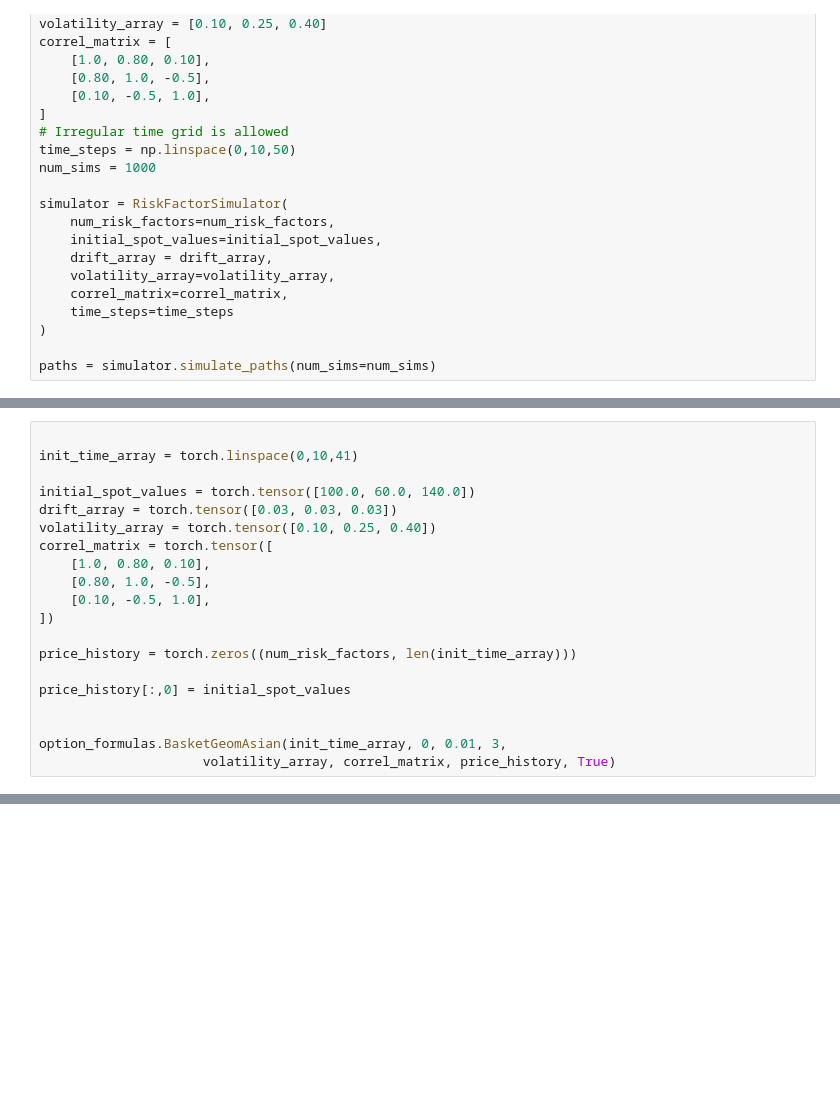
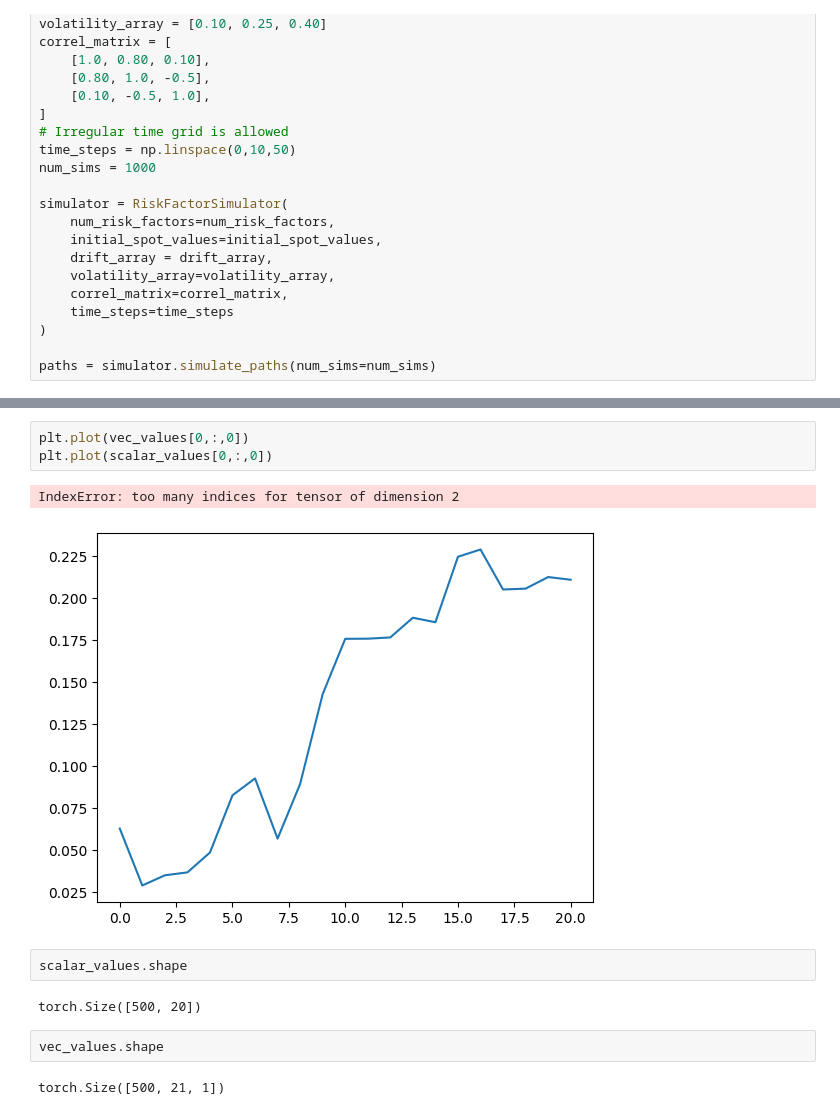
Before and after one commit to Lolillosky/PHD_CVA, a Jupyter notebook: NOTEBOOKS/PaperNotebooks/PaperResults.ipynb, the cells around one changed output, grey strips where cells are left out. Drawn from its saved outputs; the diff is of its cells as text; blank space fills up the shorter version.

Commit message:
Vectorized version of option pricre  created and tested vs scalar one. Cash flow generator created and checked vs discounted cf.

```diff
--- a/NOTEBOOKS/PaperNotebooks/PaperResults.ipynb
+++ b/NOTEBOOKS/PaperNotebooks/PaperResults.ipynb
@@ -316,21 +198 @@ def BasketGeomAsianVec(
-# %%
-
-init_time_array = torch.linspace(0,10,41)
-
-initial_spot_values = torch.tensor([100.0, 60.0, 140.0])
-drift_array = torch.tensor([0.03, 0.03, 0.03])
-volatility_array = torch.tensor([0.10, 0.25, 0.40])
-correl_matrix = torch.tensor([
-    [1.0, 0.80, 0.10],
-    [0.80, 1.0, -0.5],
-    [0.10, -0.5, 1.0],
-])
-
-price_history = torch.zeros((num_risk_factors, len(init_time_array)))
-
-price_history[:,0] = initial_spot_values
-
-
-option_formulas.BasketGeomAsian(init_time_array, 0, 0.01, 3,
-                     volatility_array, correl_matrix, price_history, True)
 # %%
@@ -339,0 +296,14 @@ torch.Size([30000, 9, 3])
+# %%
+plt.plot(vec_values[0,:,0])
+plt.plot(scalar_values[0,:,0])
+# %% [output]
+IndexError: too many indices for tensor of dimension 2
+[figure, added]
+# %%
+scalar_values.shape
+# %% [output]
+torch.Size([500, 20])
+# %%
+vec_values.shape
+# %% [output]
+torch.Size([500, 21, 1])
```
Also changed, not shown: parts of 26 cells of this notebook, 2 other files.
